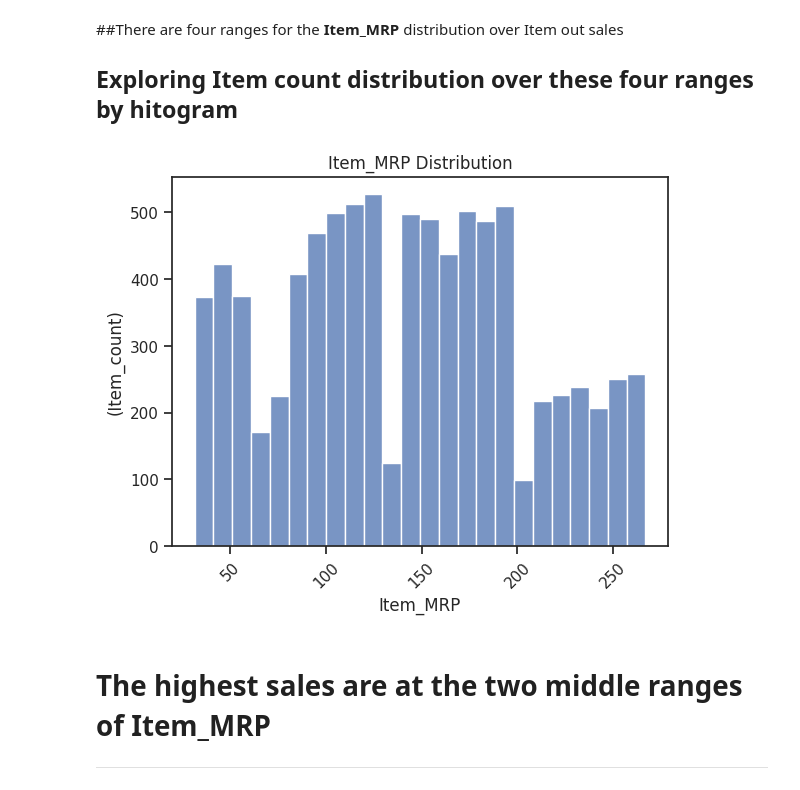
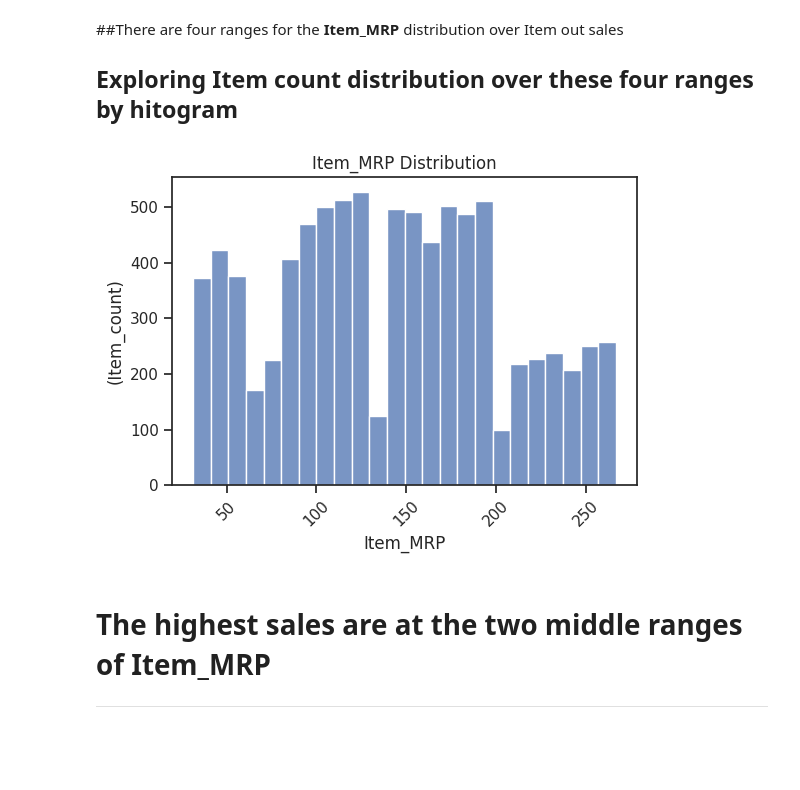
Before and after one commit to DButmeh/-Sales-Prediction-Project, a Jupyter notebook: Project_1_Part_2_(Core).ipynb, the cells around one changed output. Drawn from its saved outputs; the diff is of its cells as text; code cells hidden in the pictures; blank space fills up the shorter version.

```diff
--- a/Project_1_Part_2_(Core).ipynb
+++ b/Project_1_Part_2_(Core).ipynb
@@ -122,17 +122,19 @@ fig.savefig('SavedPlot.png', dpi = 300)
 ## Exploring Item count distribution over these four ranges by hitogram
 # %%
 from pathlib import WindowsPath
+
 # Use seaborn's histplot explore Item_MRP
+plt.figure(figsize= (6, 4))
 ax =sns.histplot(data=df, x="Item_MRP",binwidth=10)
 ax.ticklabel_format(style='plain');
 ax.tick_params(axis='x', rotation = 45,)
 ax.set_title('Item_MRP Distribution')
 ax.set_ylabel('(Item_count)')
 ax.set_xlabel('Item_MRP');
 fig.tight_layout()
 fig.savefig('SavedPlot.png', dpi = 300)
 # %% [output]
-[figure, old version]
+[figure, new version]
 # %% [markdown]
 # **The highest sales are at the two middle ranges of Item_MRP**
 --------------------------------------------------
```
Also changed, not shown: parts of 2 cells of this notebook.
